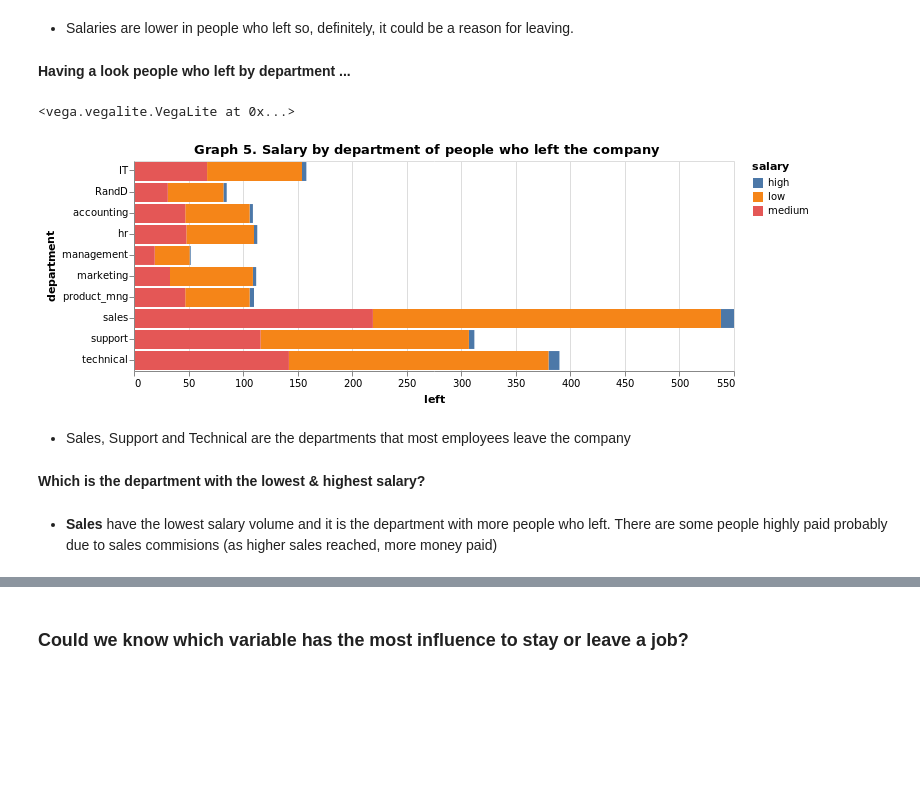
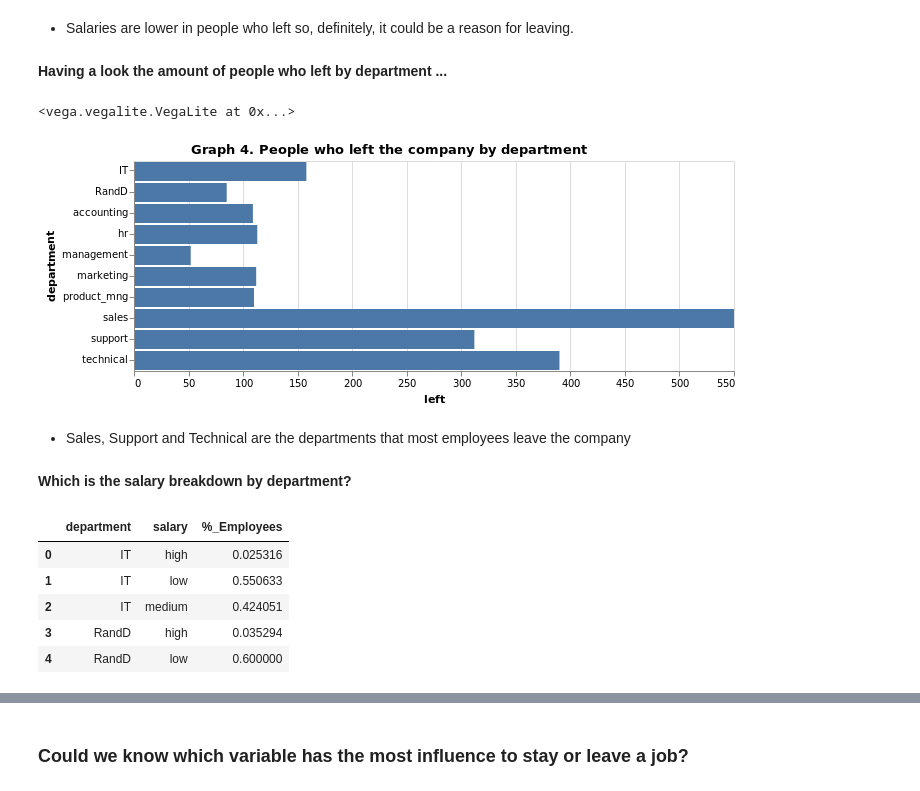
Before and after one commit to MariaGamero/TFM-ReasonsforEmployeeTurnover, a Jupyter notebook: 0.DataScrubbing.ipynb, the cells around one changed output, grey strips where cells are left out. Saved outputs shown, nothing was run; the diff lists cells and outputs as text; code cells hidden in the pictures; blank space fills up the shorter version.

Commit message:
recoding some graphs

```diff
--- a/0.DataScrubbing.ipynb
+++ b/0.DataScrubbing.ipynb
@@ -345,22 +350,33 @@ plt.show()
 # %% [markdown]
 * Salaries are lower in people who left so, definitely, it could be a reason for leaving.
 # %% [markdown]
-__Having a look people who left by department ...__
+__Having a look the amount of people who left by department ...__
 # %%
-alt.Chart(people_who_leave.groupby(['salary','department'])['left'].count().reset_index()).mark_bar().encode(
+alt.Chart(people_who_leave.groupby(['department'])['left'].count().reset_index()).mark_bar().encode(
     x="left",
-    y="department",
-    color='salary'
+    y="department"
 ).properties(
-    title="Graph 5. Salary by department of people who left the company",
+    title="Graph 4. People who left the company by department",
     width=600
 ).interactive()
 # %% [output]
 <vega.vegalite.VegaLite at 0x...>
-[figure, old version]
+[figure, new version]
 # %% [markdown]
 + Sales, Support and Technical are the departments that most employees leave the company
 # %% [markdown]
-__Which is the department with the lowest & highest salary?__
+__Which is the salary breakdown by department?__
-# %% [markdown]
-+ __Sales__ have the lowest salary volume and it is the department with more people who left. There are some people highly paid probably due to sales commisions (as higher sales reached, more money paid)
+# %%
+#I will calculate the % total employees by department for each salary gap
+
+people_who_leave_by_department= people_who_leave.groupby(['department', 'salary']).size() #Absolute values
+people_who_leave_by_department_percentage= people_who_leave_by_department.groupby(level=[0]).apply(lambda x: x / x.sum()).reset_index() #percentage
+people_who_leave_by_department_percentage.columns=['department','salary','%_Employees'] #renaming columns name
+people_who_leave_by_department_percentage.head()
+# %% [output]
+|  | department | salary | %_Employees |
+| 0 | IT | high | 0.025316 |
+| 1 | IT | low | 0.550633 |
+| 2 | IT | medium | 0.424051 |
+| 3 | RandD | high | 0.035294 |
+| 4 | RandD | low | 0.600000 |
```
Also changed, not shown: parts of 15 cells of this notebook.
